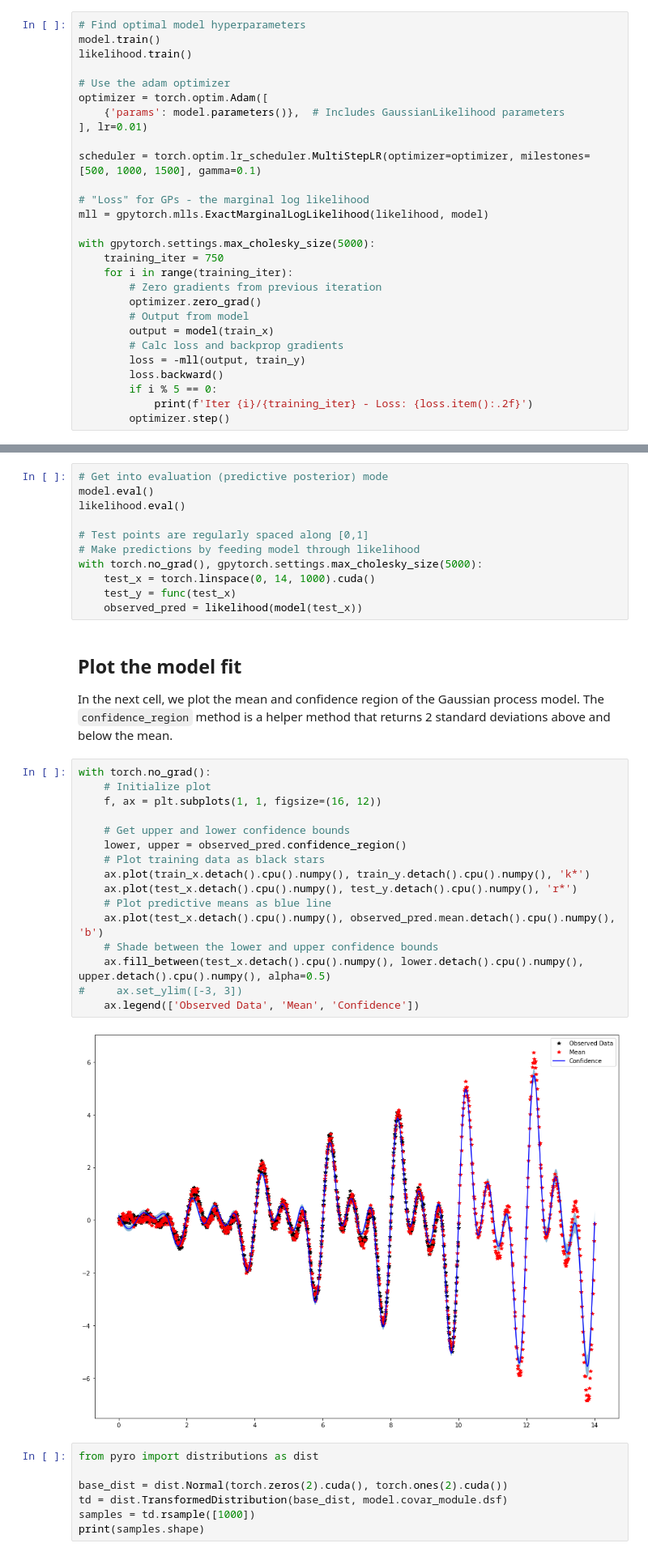
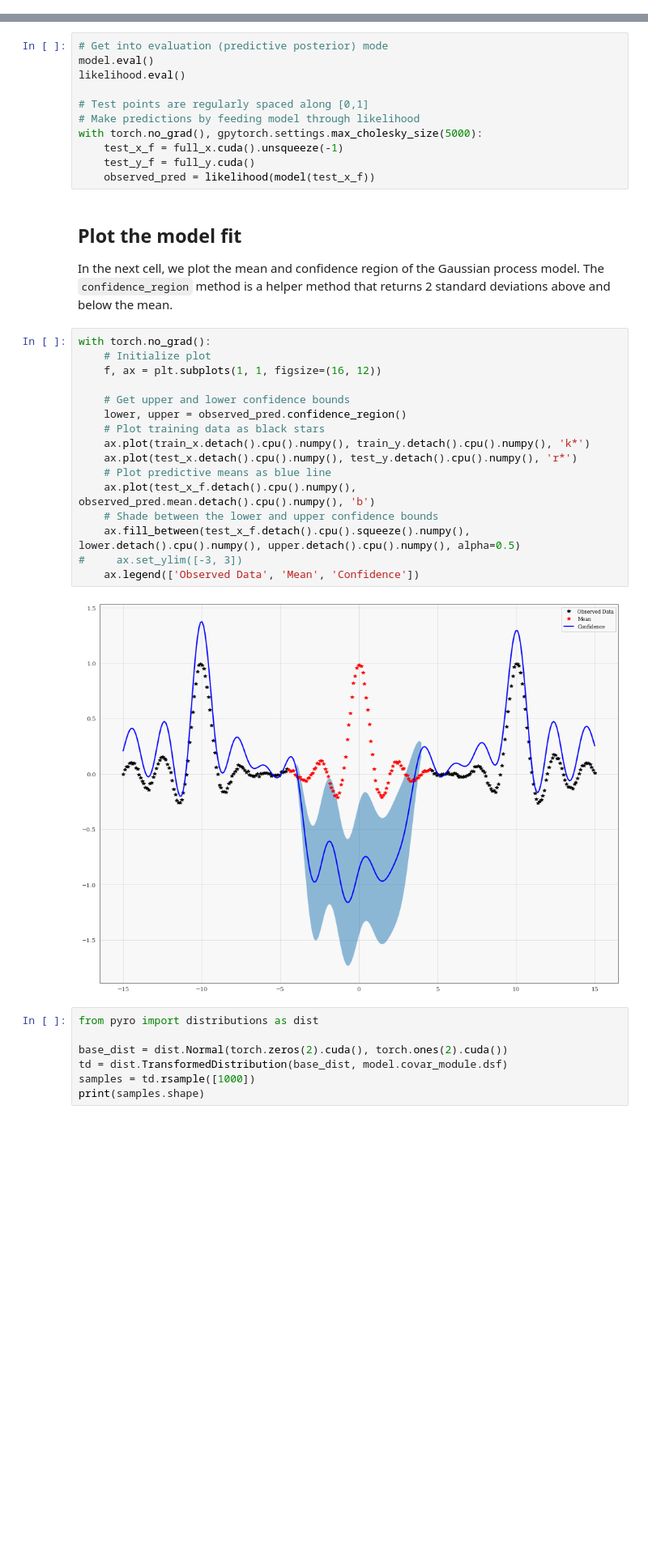
Before and after one commit to cornellius-gp/gpytorch, a Jupyter notebook: examples/01_Simple_GP_Regression/NS_Spectral_AF_Kernel_NS_Function.ipynb, the cells around one changed output, grey strips where cells are left out. Shown at 81% size. Saved outputs shown, nothing was run; the diff lists cells and outputs as text; blank space fills up the shorter version.

```diff
--- a/examples/01_Simple_GP_Regression/NS_Spectral_AF_Kernel_NS_Function.ipynb
+++ b/examples/01_Simple_GP_Regression/NS_Spectral_AF_Kernel_NS_Function.ipynb
@@ -187,31 +212,3 @@ In most cases, the boilerplate code below will work well. It has the same basic
 4. Take a step on the optimizer
 
 However, defining custom training loops allows for greater flexibility. For example, it is easy to save the parameters at each step of training, or use different learning rates for different parameters (which may be useful in deep kernel learning for example).
-# %%
-# Find optimal model hyperparameters
-model.train()
-likelihood.train()
-
-# Use the adam optimizer
-optimizer = torch.optim.Adam([
-    {'params': model.parameters()},  # Includes GaussianLikelihood parameters
-], lr=0.01)
-
-scheduler = torch.optim.lr_scheduler.MultiStepLR(optimizer=optimizer, milestones=[500, 1000, 1500], gamma=0.1)
-
-# "Loss" for GPs - the marginal log likelihood
-mll = gpytorch.mlls.ExactMarginalLogLikelihood(likelihood, model)
-
-with gpytorch.settings.max_cholesky_size(5000):
-    training_iter = 750
-    for i in range(training_iter):
-        # Zero gradients from previous iteration
-        optimizer.zero_grad()
-        # Output from model
-        output = model(train_x)
-        # Calc loss and backprop gradients
-        loss = -mll(output, train_y)
-        loss.backward()
-        if i % 5 == 0:
-            print(f'Iter {i}/{training_iter} - Loss: {loss.item():.2f}')
-        optimizer.step()
@@ -263,9 +242,9 @@ likelihood.eval()
 # Test points are regularly spaced along [0,1]
 # Make predictions by feeding model through likelihood
 with torch.no_grad(), gpytorch.settings.max_cholesky_size(5000):
-    test_x = torch.linspace(0, 14, 1000).cuda()
-    test_y = func(test_x)
-    observed_pred = likelihood(model(test_x))
+    test_x_f = full_x.cuda().unsqueeze(-1)
+    test_y_f = full_y.cuda()
+    observed_pred = likelihood(model(test_x_f))
 # %% [markdown]
 ## Plot the model fit
 
@@ -273,21 +252,21 @@ In the next cell, we plot the mean and confidence region of the Gaussian process
 # %%
 with torch.no_grad():
     # Initialize plot
     f, ax = plt.subplots(1, 1, figsize=(16, 12))
 
     # Get upper and lower confidence bounds
     lower, upper = observed_pred.confidence_region()
     # Plot training data as black stars
     ax.plot(train_x.detach().cpu().numpy(), train_y.detach().cpu().numpy(), 'k*')
     ax.plot(test_x.detach().cpu().numpy(), test_y.detach().cpu().numpy(), 'r*')
     # Plot predictive means as blue line
-    ax.plot(test_x.detach().cpu().numpy(), observed_pred.mean.detach().cpu().numpy(), 'b')
+    ax.plot(test_x_f.detach().cpu().numpy(), observed_pred.mean.detach().cpu().numpy(), 'b')
     # Shade between the lower and upper confidence bounds
-    ax.fill_between(test_x.detach().cpu().numpy(), lower.detach().cpu().numpy(), upper.detach().cpu().numpy(), alpha=0.5)
+    ax.fill_between(test_x_f.detach().cpu().squeeze().numpy(), lower.detach().cpu().numpy(), upper.detach().cpu().numpy(), alpha=0.5)
 #     ax.set_ylim([-3, 3])
     ax.legend(['Observed Data', 'Mean', 'Confidence'])
 # %% [output]
-[figure, old version]
+[figure, new version]
 # %%
 from pyro import distributions as dist
 
```
Also changed, not shown: parts of 10 cells of this notebook, 2 other files.
